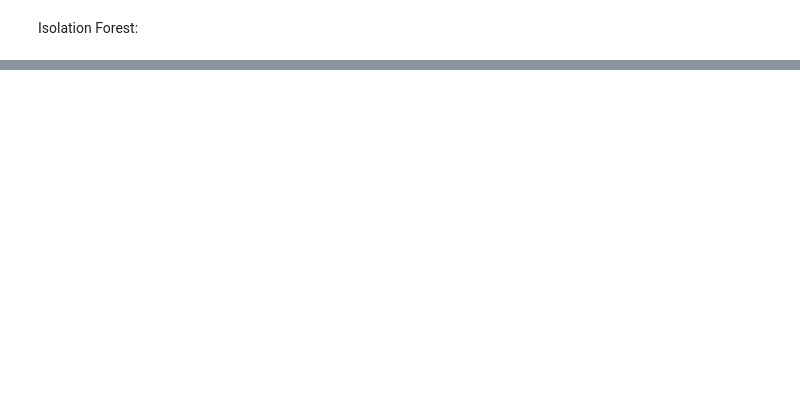
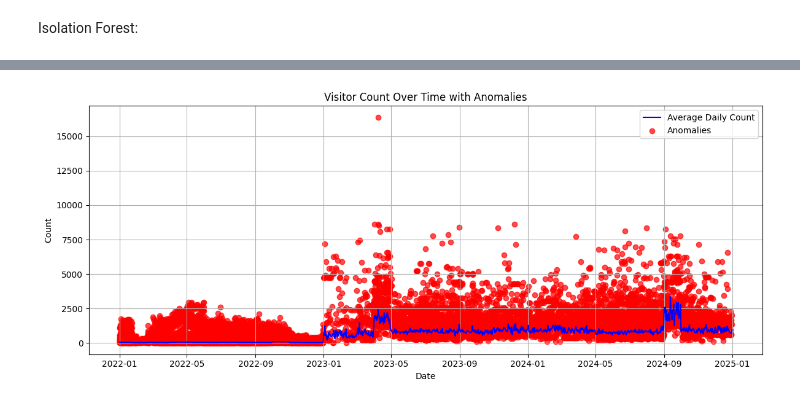
Before and after one commit to izarin2/-Visitation-Index-Prediction, a Jupyter notebook: Anomaly_Detection_Problem.ipynb, the cells around one changed output, grey strips where cells are left out. Cells and saved outputs as stored; diff of their text form; code cells hidden in the pictures; blank space fills up the shorter version.

```diff
--- a/Anomaly_Detection_Problem.ipynb
+++ b/Anomaly_Detection_Problem.ipynb
@@ -53,0 +124,20 @@ print(top_by_score[['poi', 'date', 'count', 'duration', 'anomaly_score', 'anomal
+# %%
+# Daily mean count with anomalies overlaid
+daily = df.groupby('date')['count'].mean()
+
+plt.figure(figsize=(12, 5))
+plt.plot(daily.index, daily.values, label='Average Daily Count', color='blue')
+
+# Overlay anomalies
+anomalies = df[df['anomaly_label'] == 1]
+plt.scatter(anomalies['date'], anomalies['count'], color='red', label='Anomalies', alpha=0.7)
+
+plt.title('Visitor Count Over Time with Anomalies')
+plt.xlabel('Date')
+plt.ylabel('Count')
+plt.legend()
+plt.grid(True)
+plt.tight_layout()
+plt.show()
+# %% [output]
+[figure, added]
```
Also changed, not shown: parts of 12 cells of this notebook.
